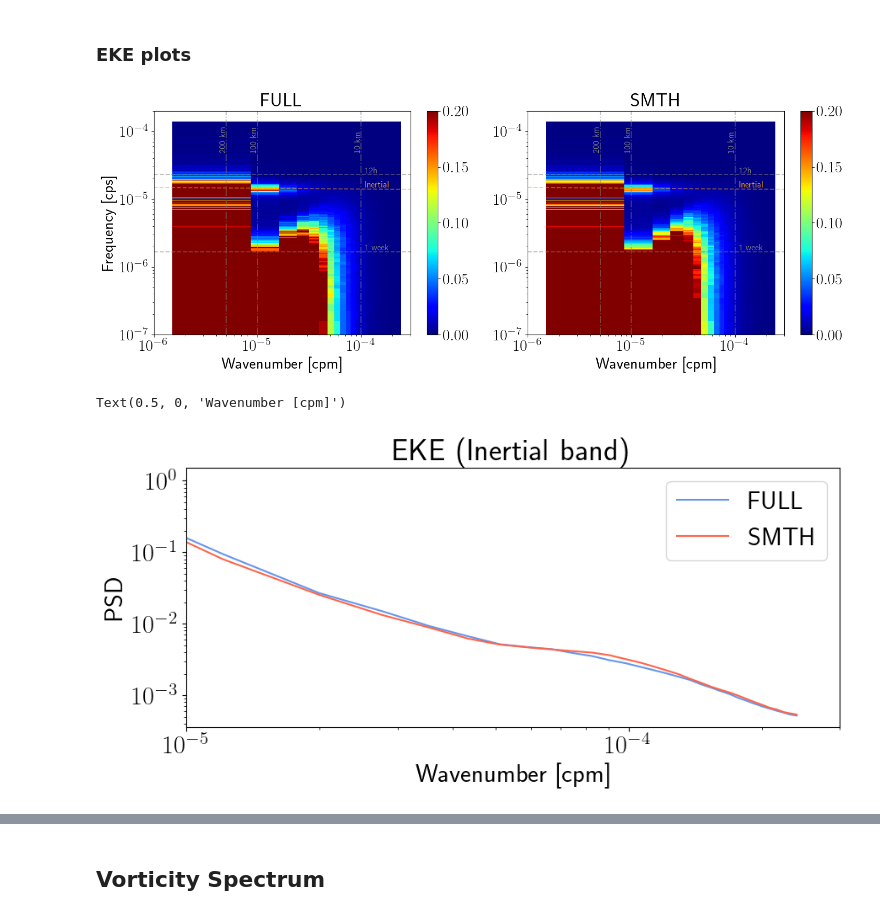
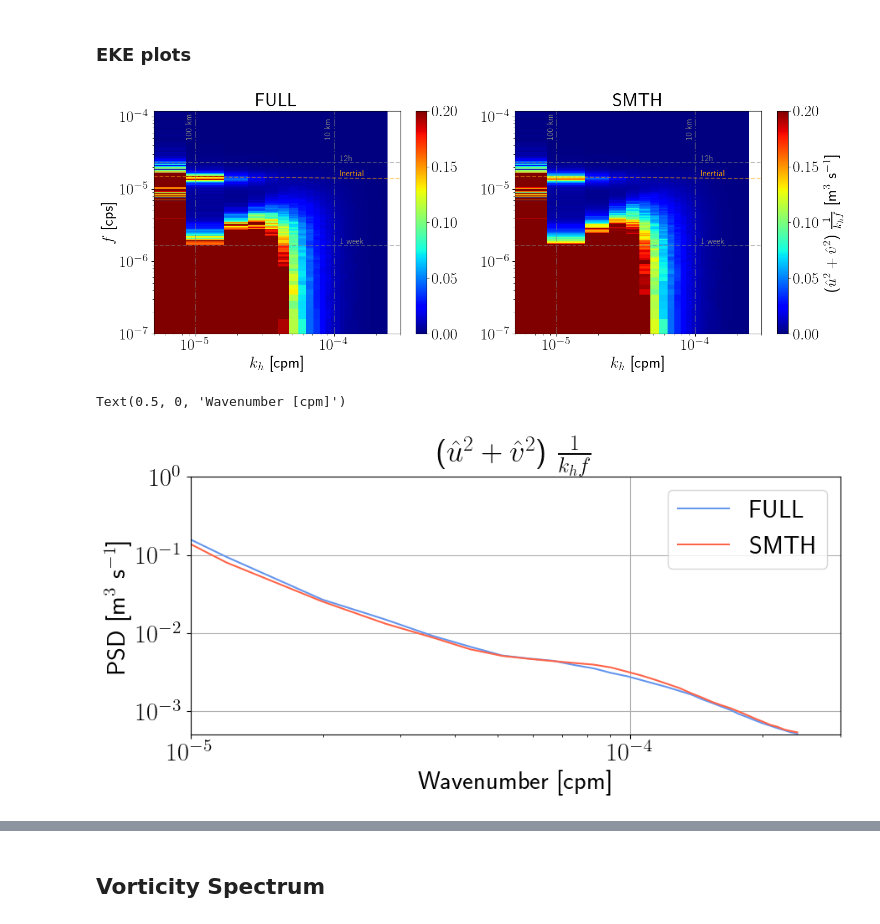
Before and after one commit to igoruchoa/FeedbackSubmeso, a Jupyter notebook: notebooks/TFB_NIW_proposal/WRF_freq_3D_parameter_saver.ipynb, the cells around one changed output, grey strips where cells are left out. Cells and saved outputs as stored; diff of their text form; code cells hidden in the pictures.

```diff
--- a/notebooks/TFB_NIW_proposal/WRF_freq_3D_parameter_saver.ipynb
+++ b/notebooks/TFB_NIW_proposal/WRF_freq_3D_parameter_saver.ipynb
@@ -349,7 +556,7 @@ Text(0.5, 0, 'Wavenumber [cpm]')
 # %%
 val_min=0
 val_max=0.2
-xmin=1e-6;xmax=3e-4;ymax=2e-4;ymin=1e-7
+xmin=0.5e-5;xmax=3e-4;ymax=1.2e-4;ymin=1e-7
 
 plt.figure(figsize=(15,6))
 
@@ -383,9 +590,9 @@ plt.plot([(1e-5),(1e-5)],[ymin,xmax],
 plt.text(8.5e-6,0.5e-4,r'100 km',color='gray',fontsize=12,rotation=90)
 
 
-plt.plot([(1/(200*1e3)),(1/(200*1e3))],[ymin,xmax],
-         color='gray',label=r'$\frac{f_o}{2\pi}$',alpha=0.5,linestyle='-.')
-plt.text(1/(200*1e3) -0.75e-6,0.5e-4,r'200 km',color='gray',fontsize=12,rotation=90)
+# plt.plot([(1/(200*1e3)),(1/(200*1e3))],[ymin,xmax],
+#          color='gray',label=r'$\frac{f_o}{2\pi}$',alpha=0.5,linestyle='-.')
+# plt.text(1/(200*1e3) -0.75e-6,0.5e-4,r'200 km',color='gray',fontsize=12,rotation=90)
 
 
 
@@ -398,8 +605,9 @@ plt.yscale('log')
 plt.xlim(xmin,xmax)
 plt.ylim(ymin,ymax)
 
-plt.ylabel(r'Frequency [cps] ')
-plt.xlabel(r'Wavenumber [cpm]')
+plt.ylabel(r'$f$ [cps] ')
+plt.xlabel(r'$k_h$ [cpm]')
+
 
 plt.subplot(1,2,2)
 
@@ -418,37 +626,40 @@ plt.text(1.1e-4,1/(12*60*60)+1e-6,
 plt.plot([xmin,xmax],[1/(24*7*60*60),1/(24*7*60*60)],
          color='gray',label=r'$\frac{f_o}{2\pi}$',linestyle='--',alpha=0.5)
 plt.text(1.1e-4,1/(24*7*60*60)+1e-7,
          r'1 week',color='gray',fontsize=12)
 
 
 'Lines for kh'
 
 plt.plot([(1e-4),(1e-4)],[ymin,xmax],
          color='gray',label=r'$\frac{f_o}{2\pi}$',alpha=0.5,linestyle='-.')
 plt.text(8.5e-5,0.5e-4,r'10 km',color='gray',fontsize=12,rotation=90)
 
 plt.plot([(1e-5),(1e-5)],[ymin,xmax],
          color='gray',label=r'$\frac{f_o}{2\pi}$',alpha=0.5,linestyle='-.')
 plt.text(8.5e-6,0.5e-4,r'100 km',color='gray',fontsize=12,rotation=90)
 
 
-plt.plot([(1/(200*1e3)),(1/(200*1e3))],[ymin,xmax],
-         color='gray',label=r'$\frac{f_o}{2\pi}$',alpha=0.5,linestyle='-.')
-plt.text(1/(200*1e3) -0.75e-6,0.5e-4,r'200 km',color='gray',fontsize=12,rotation=90)
+# plt.plot([(1/(200*1e3)),(1/(200*1e3))],[ymin,xmax],
+#          color='gray',label=r'$\frac{f_o}{2\pi}$',alpha=0.5,linestyle='-.')
+# plt.text(1/(200*1e3) -0.75e-6,0.5e-4,r'200 km',color='gray',fontsize=12,rotation=90)
 
 
 plt.title('SMTH')
 
 
-plt.colorbar()
+plt.colorbar(label=r'($\hat{u}^2 + \hat{v}^2$)  $\frac{1}{k_h f}$ [m$^{3}$ s$^{-1}$]')
 
 plt.xscale('log')
 plt.yscale('log')
 plt.xlim(xmin,xmax)
 plt.ylim(ymin,ymax)
 
-plt.xlabel(r'Wavenumber [cpm]')
+
+plt.xlabel(r'$k_h$ [cpm]')
+
+
 plt.tight_layout()
 # %% [output]
-[figure, old version]
+[figure, new version]
 # %%
@@ -461,15 +672,20 @@ plt.figure(figsize=(10,4))
 plt.plot(band_EKE_full.freq_r/dxx,band_EKE_full.mean('freq_time_counter')/dxx,label='FULL',color='cornflowerblue')
 plt.plot(band_EKE_smth.freq_r/dxx,band_EKE_smth.mean('freq_time_counter')/dxx,label='SMTH',color='tomato')
 
+
 plt.legend()
 xmin=1e-6;xmax=3e-4
 plt.xscale('log')
-plt.yscale('log')
+plt.yscale('symlog', linthresh=1e-7)
+plt.grid()
 plt.xlim(1e-5,xmax)
-# plt.ylim(5e-4,2e-1)
-plt.title('EKE (Inertial band)')
-plt.ylabel(r'PSD ')
+plt.ylim(5e-4,1)
+
+plt.title(r'($\hat{u}^2 + \hat{v}^2$)  $\frac{1}{k_h f}$ ')
+# plt.title('Wind work co-spectrum (16-20h band)')
+
+plt.ylabel(r' PSD [m$^{3}$ s$^{-1}$] ')
 plt.xlabel(r'Wavenumber [cpm]')
 # %% [output]
 Text(0.5, 0, 'Wavenumber [cpm]')
-[figure, old version]
+[figure, new version]
```
Also changed, not shown: parts of 29 cells of this notebook, 47 other files.
